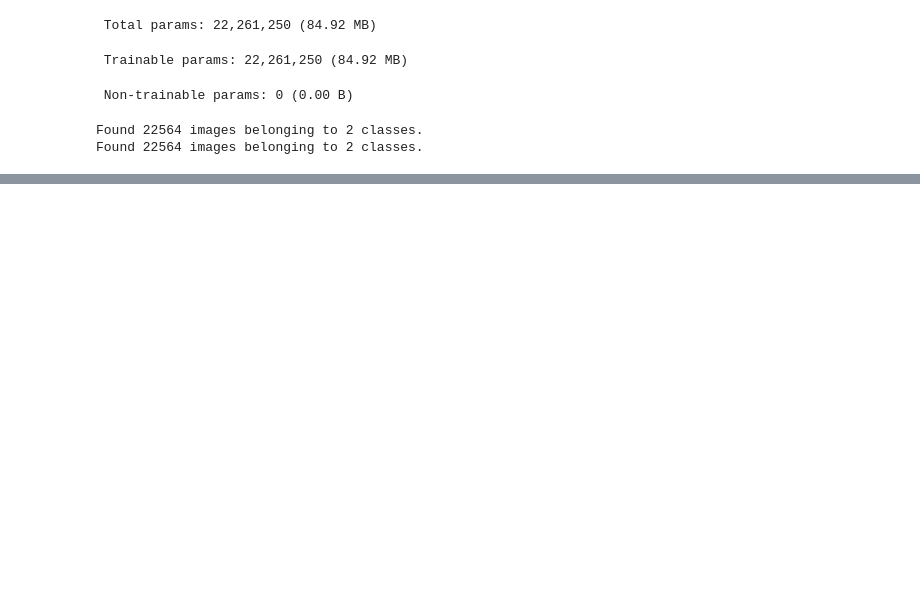
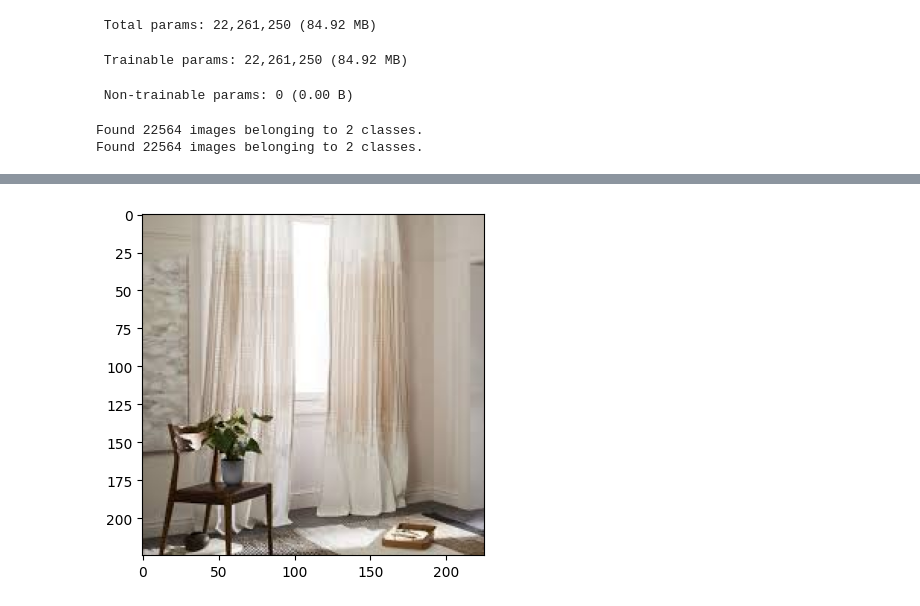
Before and after one commit to Lahari12-34/Week1, a Jupyter notebook: wasteclass.ipynb, the cells around one changed output, grey strips where cells are left out. Drawn from its saved outputs; the diff is of its cells as text; code cells hidden in the pictures; blank space fills up the shorter version.

```diff
--- a/wasteclass.ipynb
+++ b/wasteclass.ipynb
@@ -214,0 +272,4 @@ Epoch 10/10
+# %%
+test_img = cv2.imread('TEST/R/R_10006.jpg')
+predict_fun(test_img)
+# %% [output]
@@ -214,0 +278 @@ Epoch 10/10
+[figure, added]
```
Also changed, not shown: parts of 18 cells of this notebook.
